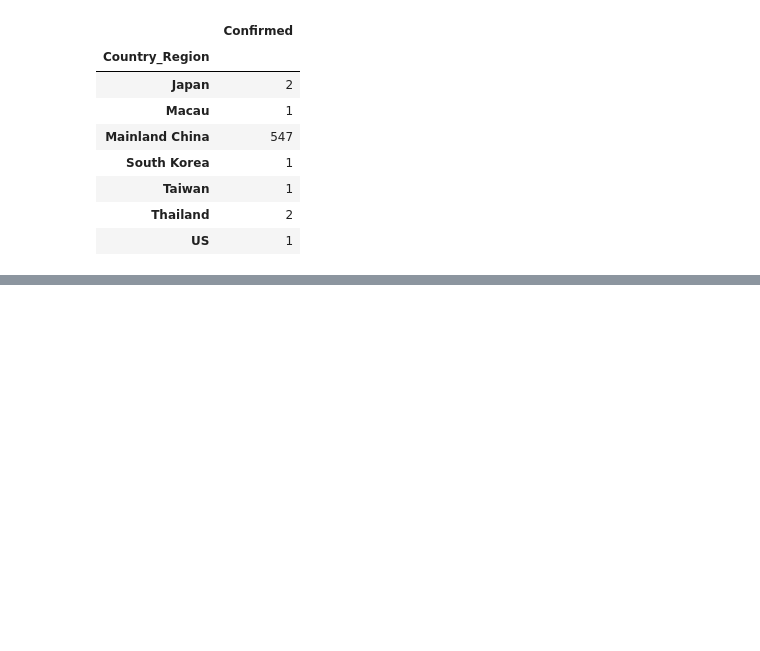
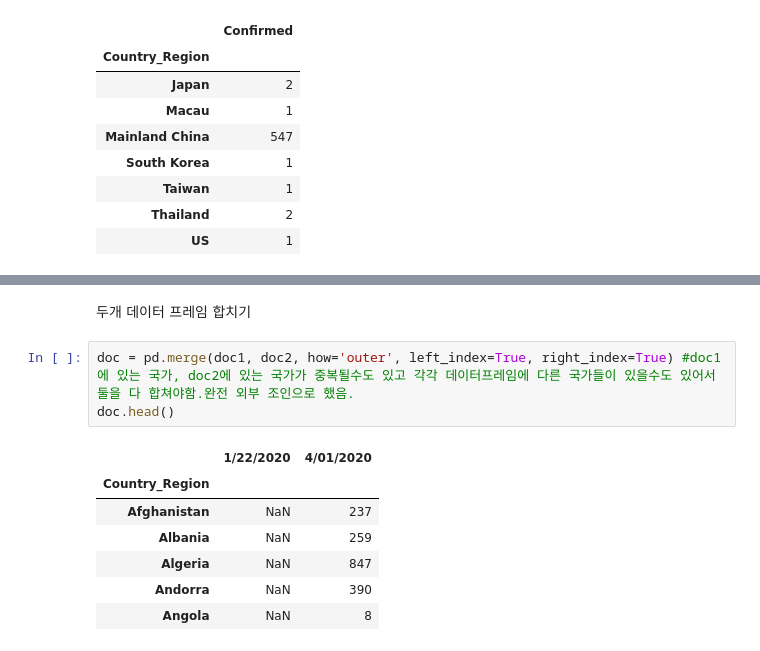
Before and after one commit to joyy-frontend/COVID19-Python-Project, a Jupyter notebook: Pandas_real_data_processing.ipynb, the cells around one changed output, grey strips where cells are left out. Cells and saved outputs as stored; diff of their text form; blank space fills up the shorter version.

```diff
--- a/Pandas_real_data_processing.ipynb
+++ b/Pandas_real_data_processing.ipynb
@@ -254,0 +314,13 @@ doc.groupby('Country_Region').sum() # Country_Region 컬럼값이 동일한 케
+# %% [markdown]
+두개 데이터 프레임  합치기
+# %%
+doc = pd.merge(doc1, doc2, how='outer', left_index=True, right_index=True) #doc1에 있는 국가, doc2에 있는 국가가 중복될수도 있고 각각 데이터프레임에 다른 국가들이 있을수도 있어서 둘을 다 합쳐야함.완전 외부 조인으로 했음.
+doc.head()
+# %% [output]
+|  | 1/22/2020 | 4/01/2020 |
+| Country_Region |  |  |
+| Afghanistan | NaN | 237 |
+| Albania | NaN | 259 |
+| Algeria | NaN | 847 |
+| Andorra | NaN | 390 |
+| Angola | NaN | 8 |
```
Also changed, not shown: parts of 18 cells of this notebook.
